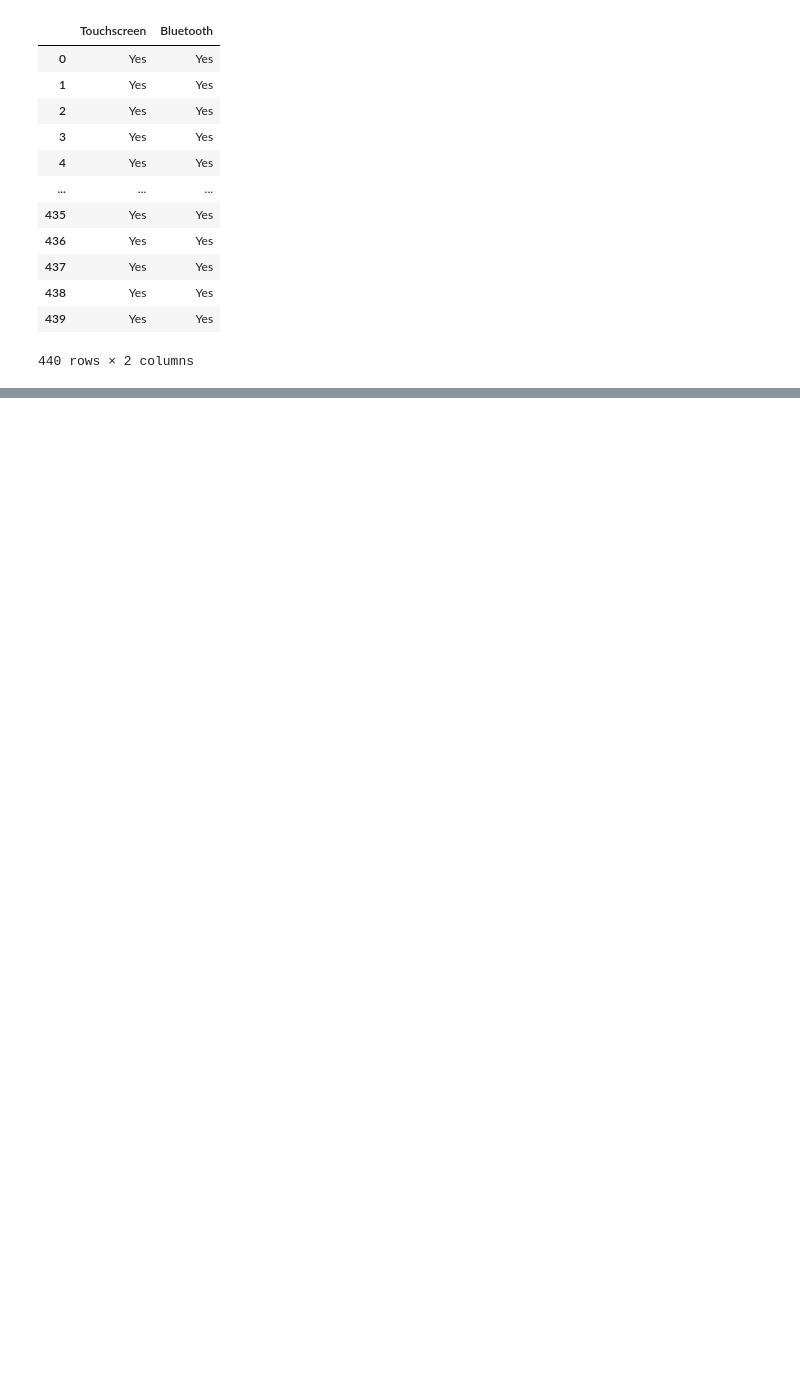
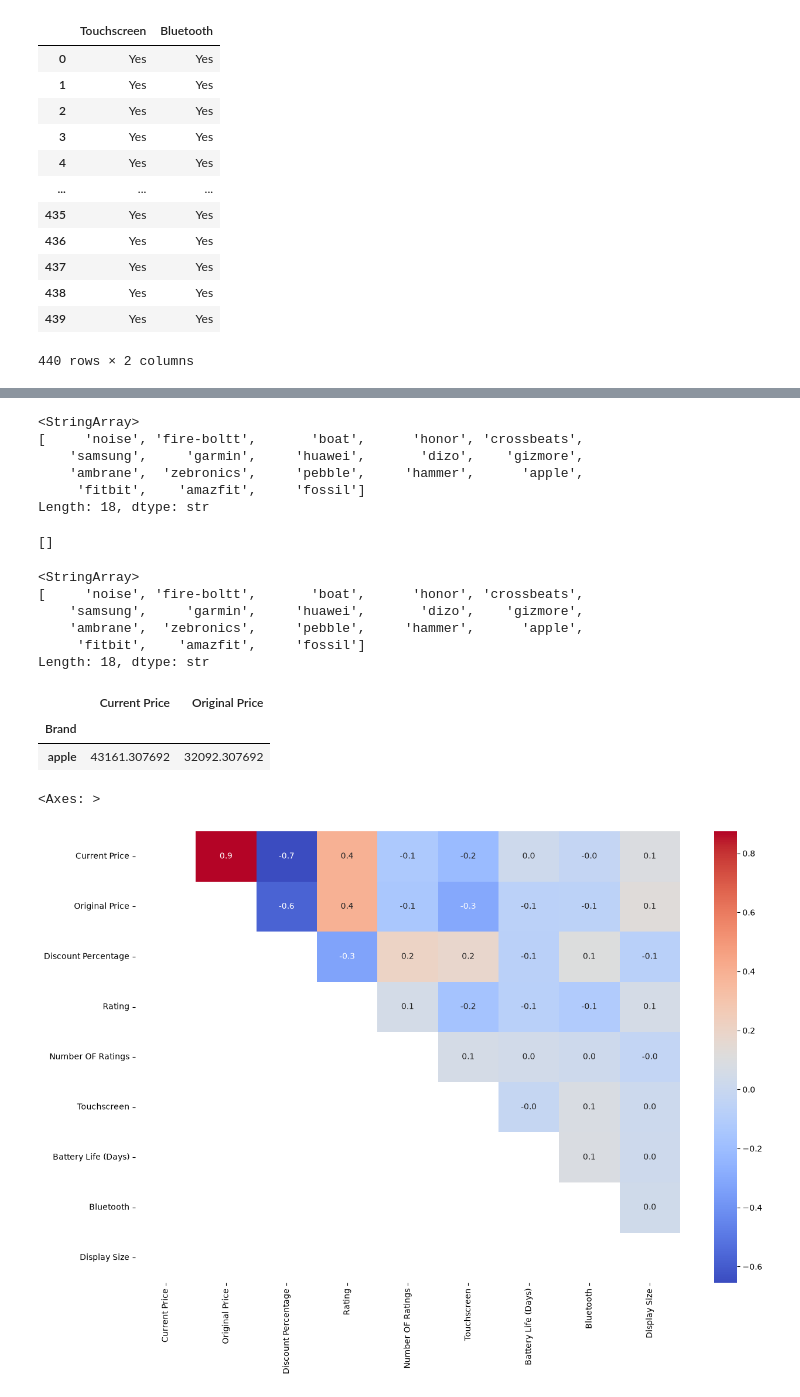
Before and after one commit to bhaveshsolanki159-codex/ML-mini-practice-Projects, a Jupyter notebook: Watch Price Predictions/main.ipynb, the cells around one changed output, grey strips where cells are left out. Saved outputs shown, nothing was run; the diff lists cells and outputs as text; code cells hidden in the pictures; blank space fills up the shorter version.

```diff
--- a/Watch Price Predictions/main.ipynb
+++ b/Watch Price Predictions/main.ipynb
@@ -339,0 +474,28 @@ pd.set_option('display.max_colwidth', None)
+# %%
+data[data['Current Price'] < data['Original Price']]['Brand'].unique()
+# %% [output]
+<StringArray>
+[     'noise', 'fire-boltt',       'boat',      'honor', 'crossbeats',
+    'samsung',     'garmin',     'huawei',       'dizo',    'gizmore',
+    'ambrane',  'zebronics',     'pebble',     'hammer',      'apple',
+     'fitbit',    'amazfit',     'fossil']
+Length: 18, dtype: str
+# %%
+pricey = []
+
+for i in data['Brand'].unique():
+    if i not in data[data['Current Price'] < data['Original Price']]['Brand'].unique():
+        pricey.append(i)
+
+pricey
+# %% [output]
+[]
+# %%
+data['Brand'].unique()
+# %% [output]
+<StringArray>
+[     'noise', 'fire-boltt',       'boat',      'honor', 'crossbeats',
+    'samsung',     'garmin',     'huawei',       'dizo',    'gizmore',
+    'ambrane',  'zebronics',     'pebble',     'hammer',      'apple',
+     'fitbit',    'amazfit',     'fossil']
+Length: 18, dtype: str
@@ -339,0 +509,19 @@ pd.set_option('display.max_colwidth', None)
+# %%
+brand_avg_price[brand_avg_price["Current Price"]>brand_avg_price["Original Price"]]
+# %% [output]
+|  | Current Price | Original Price |
+| Brand |  |  |
+| apple | 43161.307692 | 32092.307692 |
+# %%
+def mask_upper_triangle(matrix):
+    mask = np.tri(matrix.shape[0], k=0, dtype=bool)
+    matrix[mask] = np.nan
+    return matrix
+
+plt.figure(figsize=(15,10))
+
+sns.heatmap(mask_upper_triangle(data.select_dtypes(include=np.number).corr()),
+            annot = True, fmt=".1f", cmap='coolwarm')
+# %% [output]
+<Axes: >
+[figure, added]
```
Also changed, not shown: parts of 18 cells of this notebook.
